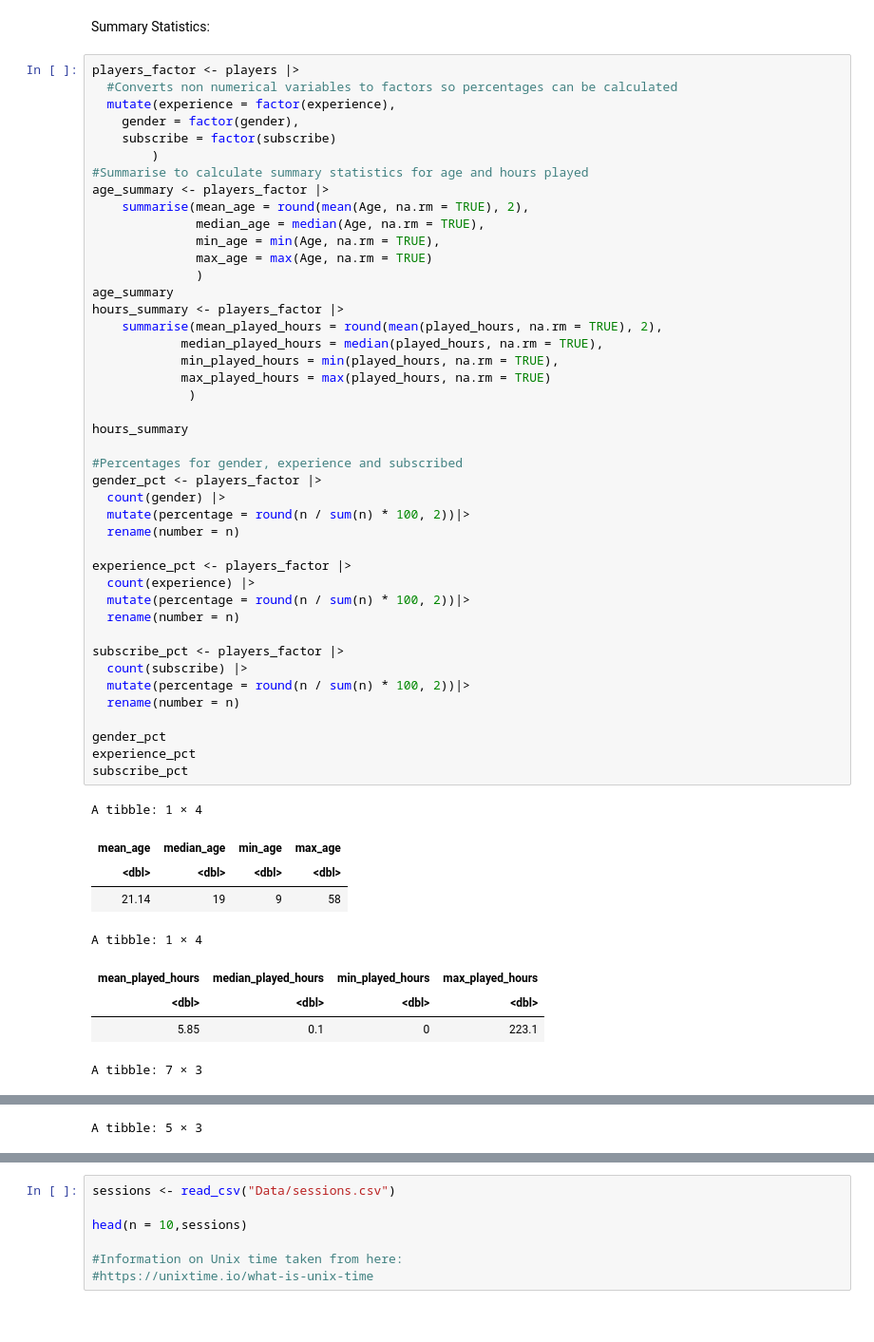
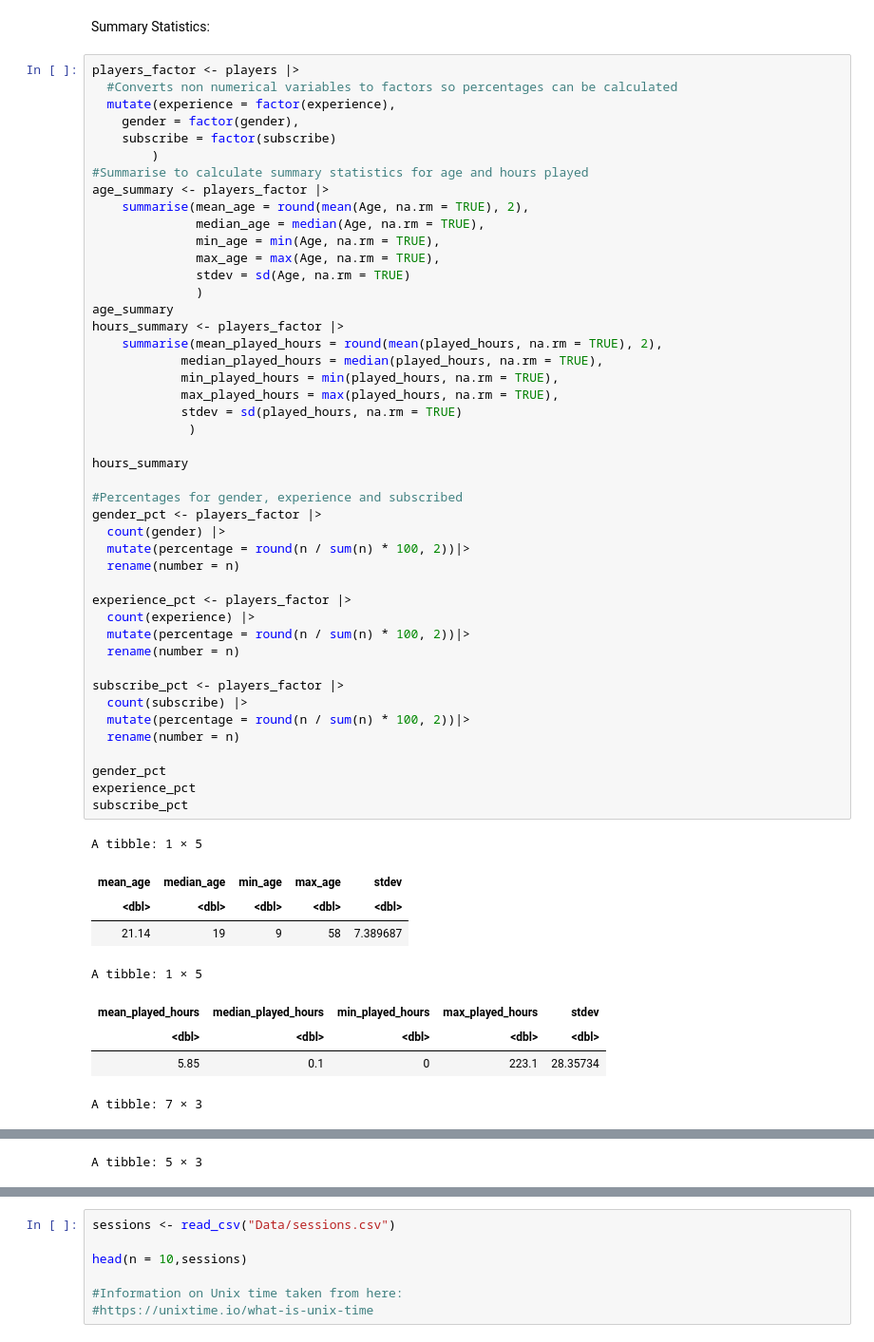
Before and after one commit to strikerjoseph734-glitch/individual_planning_project, a Jupyter notebook: planning_proposal.ipynb, the cells around one changed output, grey strips where cells are left out. Shown: that part at 95% size. Saved outputs shown, nothing was run; the diff lists cells and outputs as text.

```diff
--- a/planning_proposal.ipynb
+++ b/planning_proposal.ipynb
@@ -71,46 +71,48 @@ age_summary <- players_factor |>
     summarise(mean_age = round(mean(Age, na.rm = TRUE), 2),
               median_age = median(Age, na.rm = TRUE),
               min_age = min(Age, na.rm = TRUE),
-              max_age = max(Age, na.rm = TRUE)
+              max_age = max(Age, na.rm = TRUE),
+              stdev = sd(Age, na.rm = TRUE)
               )
 age_summary
 hours_summary <- players_factor |>
     summarise(mean_played_hours = round(mean(played_hours, na.rm = TRUE), 2),
             median_played_hours = median(played_hours, na.rm = TRUE),
             min_played_hours = min(played_hours, na.rm = TRUE),
-            max_played_hours = max(played_hours, na.rm = TRUE)
+            max_played_hours = max(played_hours, na.rm = TRUE),
+            stdev = sd(played_hours, na.rm = TRUE)
              )
 
 hours_summary
 
 #Percentages for gender, experience and subscribed
 gender_pct <- players_factor |>
   count(gender) |>
   mutate(percentage = round(n / sum(n) * 100, 2))|>
   rename(number = n)
 
 experience_pct <- players_factor |>
   count(experience) |>
   mutate(percentage = round(n / sum(n) * 100, 2))|>
   rename(number = n)
 
 subscribe_pct <- players_factor |>
   count(subscribe) |>
   mutate(percentage = round(n / sum(n) * 100, 2))|>
   rename(number = n)
 
 gender_pct
 experience_pct
 subscribe_pct
 # %% [output]
-A tibble: 1 × 4
+A tibble: 1 × 5
-| mean_age | median_age | min_age | max_age |
-| <dbl> | <dbl> | <dbl> | <dbl> |
-| 21.14 | 19 | 9 | 58 |
+| mean_age | median_age | min_age | max_age | stdev |
+| <dbl> | <dbl> | <dbl> | <dbl> | <dbl> |
+| 21.14 | 19 | 9 | 58 | 7.389687 |
-A tibble: 1 × 4
+A tibble: 1 × 5
-| mean_played_hours | median_played_hours | min_played_hours | max_played_hours |
-| <dbl> | <dbl> | <dbl> | <dbl> |
-| 5.85 | 0.1 | 0 | 223.1 |
+| mean_played_hours | median_played_hours | min_played_hours | max_played_hours | stdev |
+| <dbl> | <dbl> | <dbl> | <dbl> | <dbl> |
+| 5.85 | 0.1 | 0 | 223.1 | 28.35734 |
 A tibble: 7 × 3
 | gender | number | percentage |
 | <fct> | <int> | <dbl> |
```
Also changed, not shown: parts of 3 cells of this notebook.
